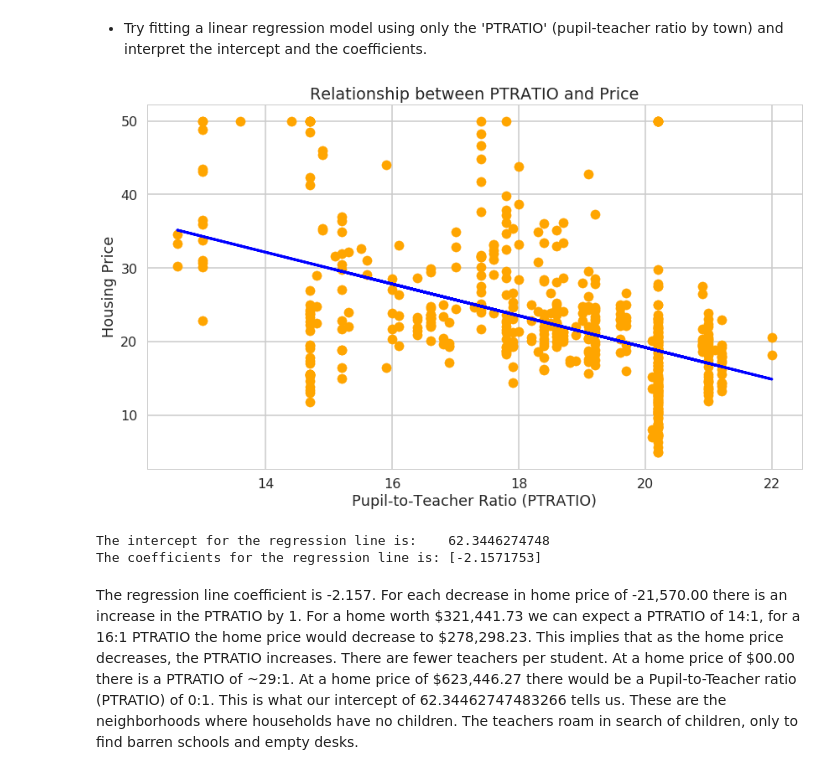
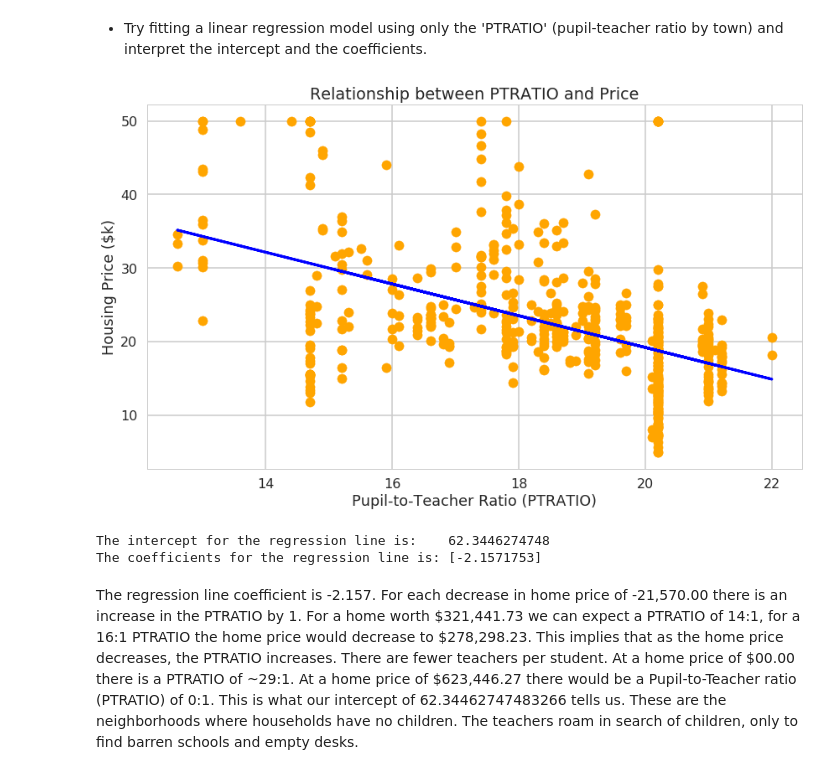
Before and after one commit to SethDKelly/Springboard, a Jupyter notebook: sec11/linear_regression/Mini_Project_Linear_Regression.ipynb, the cells around one changed output. Cells and saved outputs as stored; diff of their text form; code cells hidden in the pictures.

```diff
--- a/sec11/linear_regression/Mini_Project_Linear_Regression.ipynb
+++ b/sec11/linear_regression/Mini_Project_Linear_Regression.ipynb
@@ -827,21 +835,21 @@ Once we compute the $F$-statistic, we can use the $F$-distribution with $N-K$ an
 # %%
 ptratio = X[['PTRATIO']]
 lr_ptratio = LinearRegression()
 lr_ptratio.fit(ptratio, bos.PRICE)
 
 plt.figure(figsize=[14,8])
 plt.scatter(bos.PTRATIO, bos.PRICE, c='orange')
 plt.xlabel("Pupil-to-Teacher Ratio (PTRATIO)")
-plt.ylabel("Housing Price")
+plt.ylabel("Housing Price ($k)")
 plt.title("Relationship between PTRATIO and Price")
 
 plt.plot(bos.PTRATIO, lr_ptratio.predict(ptratio), color='blue', linewidth=3)
 plt.show()
 
 print('The intercept for the regression line is:    '+str(lr_ptratio.intercept_))
 print('The coefficients for the regression line is: '+str(lr_ptratio.coef_))
 # %% [output]
-[figure, old version]
+[figure, new version]
 The intercept for the regression line is:    62.3446274748
 The coefficients for the regression line is: [-2.1571753]
 # %% [markdown]
```
Also changed, not shown: parts of 19 cells of this notebook.
